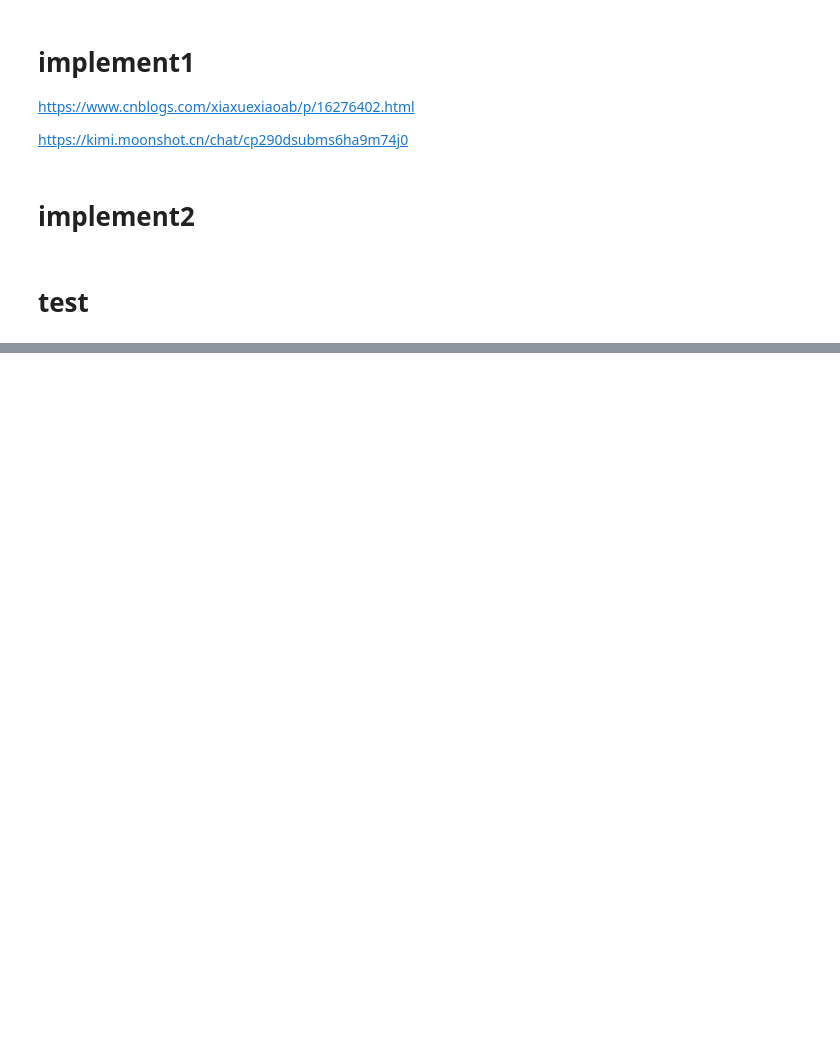
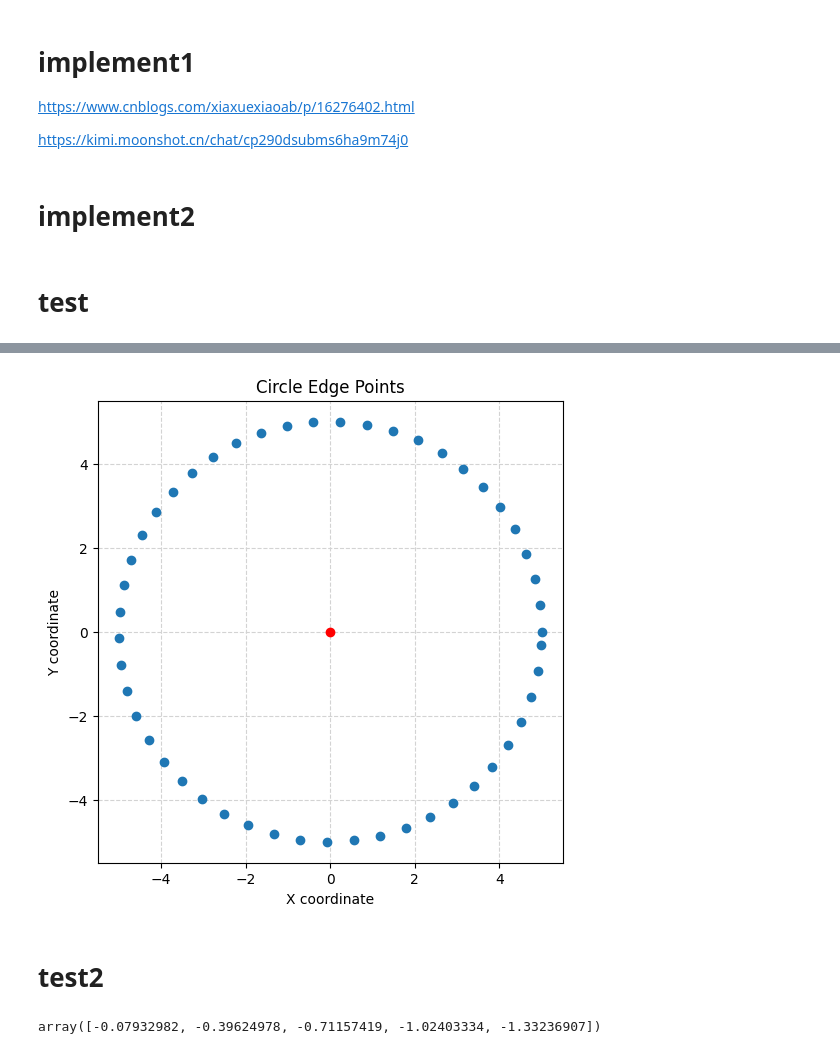
Before and after one commit to NagatoYuki0943/ML, a Jupyter notebook: code/other_algorithm/least_squares/fit_circle_by_least_square.ipynb, the cells around one changed output, grey strips where cells are left out. Saved outputs shown, nothing was run; the diff lists cells and outputs as text; code cells hidden in the pictures; blank space fills up the shorter version.

```diff
--- a/code/other_algorithm/least_squares/fit_circle_by_least_square.ipynb
+++ b/code/other_algorithm/least_squares/fit_circle_by_least_square.ipynb
@@ -133,10 +132,10 @@ def fit_circle_by_least_square2(points: list | np.ndarray) -> tuple:
     sum_xy2 = (x * y2).sum()
     sum_x2y = (x2 * y).sum()
 
-    C = N * sum_x2 - sum_x * sum_x
+    C = N * sum_x2 - sum_x ** 2
     D = N * sum_xy - sum_x * sum_y
     E = N * sum_x3 + N * sum_xy2 - (sum_x2 + sum_y2) * sum_x
-    G = N * sum_y2 - sum_y * sum_y
+    G = N * sum_y2 - sum_y ** 2
     H = N * sum_x2y + N * sum_y3 - (sum_x2 + sum_y2) * sum_y
 
     a = (H * D - E * G) / (C * G - D * D)
@@ -145,7 +144,7 @@ def fit_circle_by_least_square2(points: list | np.ndarray) -> tuple:
 
     center_x = -a / 2.0
     center_y = -b / 2.0
-    radius = math.sqrt(a ** 2 + b ** 2 - 4 * c) / 2.0
+    radius = np.sqrt(a ** 2 + b ** 2 - 4 * c) / 2.0
 
     # 求每个点到求出来的中心的距离
     radii = np.sqrt(np.sum((points - np.array([center_x, center_y])) ** 2, axis=1))
@@ -185,0 +215,20 @@ plt.show()
+# %%
+# 可视化圆上的点
+plt.figure(figsize=(6, 6))
+plt.plot(x_t, y_t, 'o')  # 使用散点图表示圆上的点
+plt.plot(center_x, center_x, 'o', c='r')  # 使用散点图表示圆心
+plt.title('Circle Edge Points')
+plt.xlabel('X coordinate')
+plt.ylabel('Y coordinate')
+plt.grid(color='lightgray', linestyle='--')
+plt.show()
+# %% [output]
+[figure, added]
+# %% [markdown]
+# test2
+# %%
+x_t = x[25:]
+y_t = y[25:]
+x_t[:5]
+# %% [output]
+array([-0.07932982, -0.39624978, -0.71157419, -1.02403334, -1.33236907])
```
Also changed, not shown: parts of 40 cells of this notebook.
